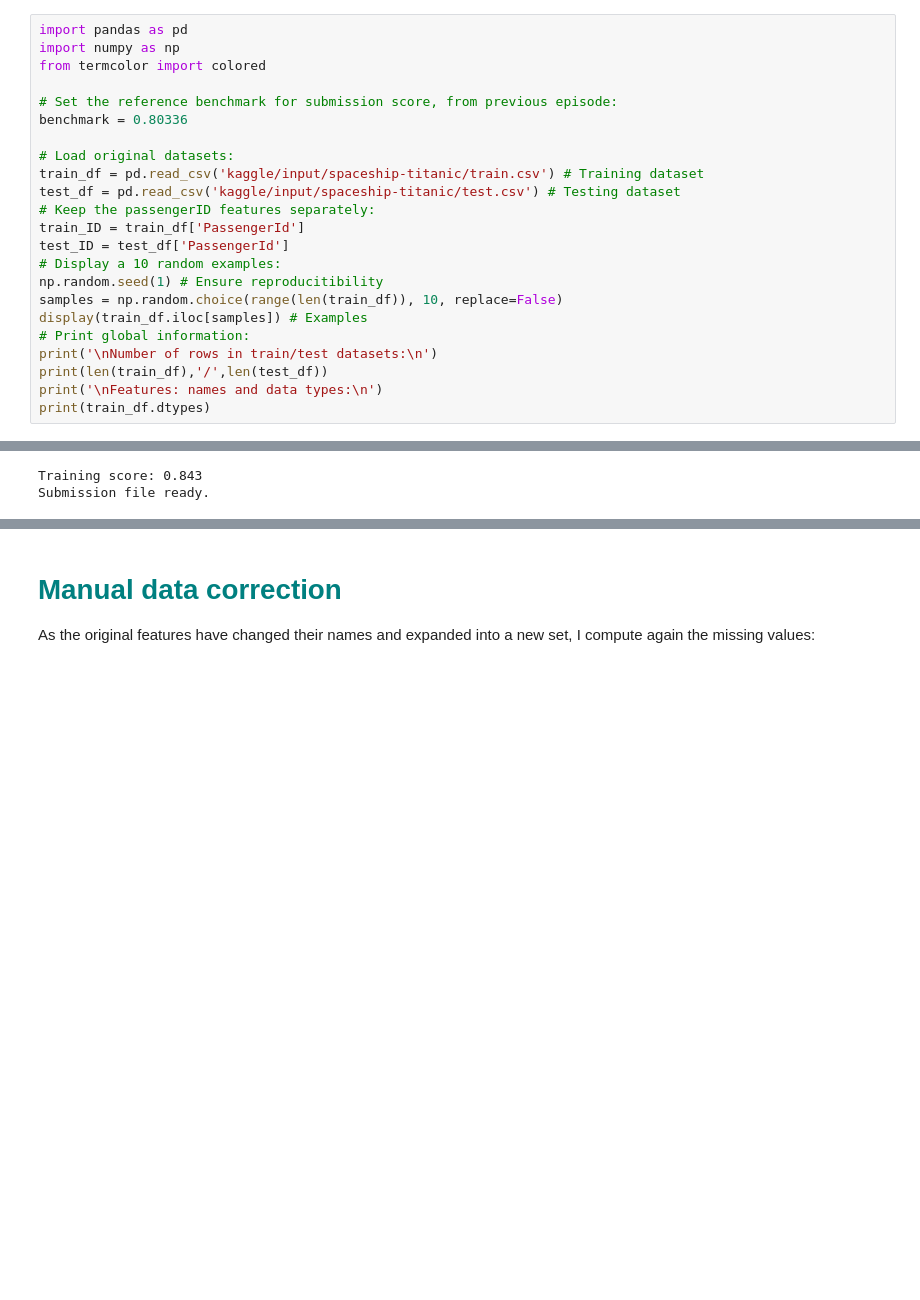
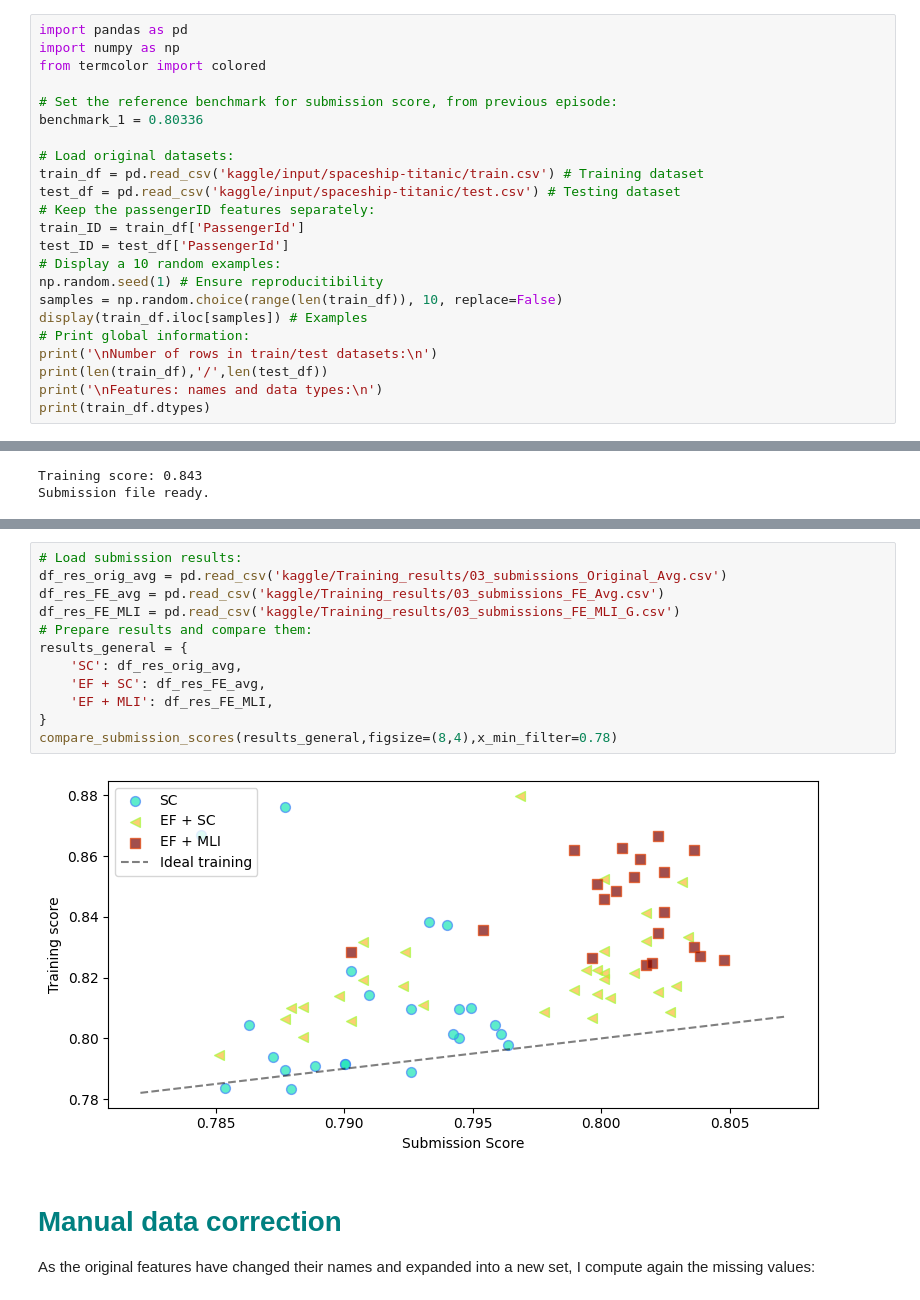
Before and after one commit to Fertmeneses/titanic-spaceship-kaggle, a Jupyter notebook: 03_spaceship-titanic-data-imputation.ipynb, the cells around one changed output, grey strips where cells are left out. Cells and saved outputs as stored; diff of their text form; blank space fills up the shorter version.

Commit message:
Continue ML-assisted revision, work on the perfomance plot comparing SC, EF+SC, EF+MLI

```diff
--- a/03_spaceship-titanic-data-imputation.ipynb
+++ b/03_spaceship-titanic-data-imputation.ipynb
@@ -119,7 +119,7 @@ import numpy as np
 from termcolor import colored
 
 # Set the reference benchmark for submission score, from previous episode:
-benchmark = 0.80336
+benchmark_1 = 0.80336
 
 # Load original datasets:
 train_df = pd.read_csv('kaggle/input/spaceship-titanic/train.csv') # Training dataset
@@ -1033,3 +1107,17 @@ I've used this code to submit several files using variations of the ML model alo
+# %%
+# Load submission results:
+df_res_orig_avg = pd.read_csv('kaggle/Training_results/03_submissions_Original_Avg.csv')
+df_res_FE_avg = pd.read_csv('kaggle/Training_results/03_submissions_FE_Avg.csv')
+df_res_FE_MLI = pd.read_csv('kaggle/Training_results/03_submissions_FE_MLI_G.csv')
+# Prepare results and compare them:
+results_general = {
+    'SC': df_res_orig_avg,
+    'EF + SC': df_res_FE_avg,
+    'EF + MLI': df_res_FE_MLI,
+}
+compare_submission_scores(results_general,figsize=(8,4),x_min_filter=0.78)
+# %% [output]
+[figure, added]
 # %% [markdown]
 <a id="Manual_data_correction"></a>
 # <span style="color:teal;font-weight:bold;">Manual data correction</span>
```
Also changed, not shown: parts of 4 cells of this notebook.
